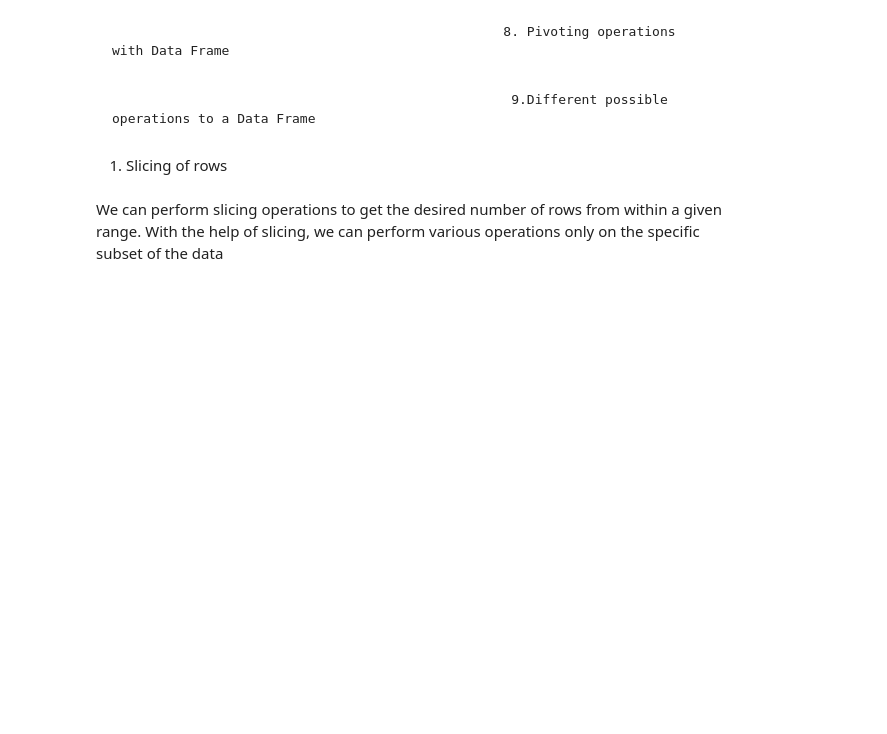
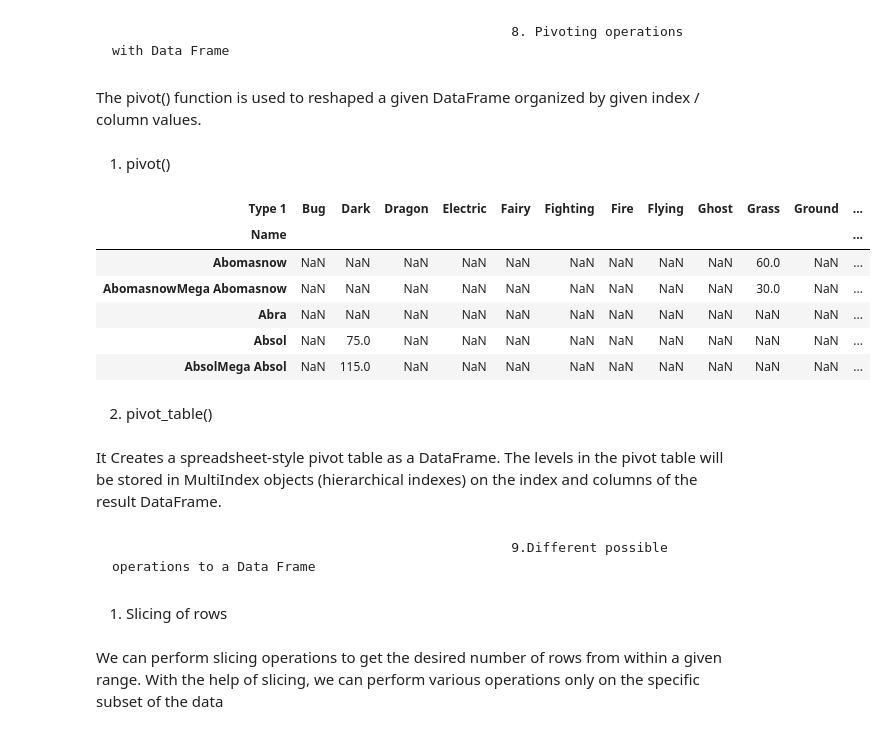
Before and after one commit to shruthi-jay/pandas, a Jupyter notebook: pytho.ipynb, the cells around one changed output. Drawn from its saved outputs; the diff is of its cells as text; code cells hidden in the pictures; blank space fills up the shorter version.

```diff
--- a/pytho.ipynb
+++ b/pytho.ipynb
@@ -627,3 +772,22 @@ df
+# %% [markdown]
+The pivot() function is used to reshaped a given DataFrame organized by given index / column values.
+# %% [markdown]
+ 1) pivot()
+# %%
+pokemon_df.pivot(index ='Name',columns = 'Type 1',values = 'Speed' ).head(5)
+# %% [output]
+| Type 1 | Bug | Dark | Dragon | Electric | Fairy | Fighting | Fire | Flying | Ghost | Grass | Ground | ... |
+| Name |  |  |  |  |  |  |  |  |  |  |  | ... |
+| Abomasnow | NaN | NaN | NaN | NaN | NaN | NaN | NaN | NaN | NaN | 60.0 | NaN | ... |
+| AbomasnowMega Abomasnow | NaN | NaN | NaN | NaN | NaN | NaN | NaN | NaN | NaN | 30.0 | NaN | ... |
+| Abra | NaN | NaN | NaN | NaN | NaN | NaN | NaN | NaN | NaN | NaN | NaN | ... |
+| Absol | NaN | 75.0 | NaN | NaN | NaN | NaN | NaN | NaN | NaN | NaN | NaN | ... |
+| AbsolMega Absol | NaN | 115.0 | NaN | NaN | NaN | NaN | NaN | NaN | NaN | NaN | NaN | ... |
+# %% [markdown]
+2) pivot_table()
+# %% [markdown]
+It Creates a spreadsheet-style pivot table as a DataFrame.
+The levels in the pivot table will be stored in MultiIndex objects (hierarchical indexes) on the index and columns of the result DataFrame.
 # %% [markdown]
                                                        9.Different possible operations to a Data Frame
 # %% [markdown]
```
Also changed, not shown: parts of 28 cells of this notebook.
